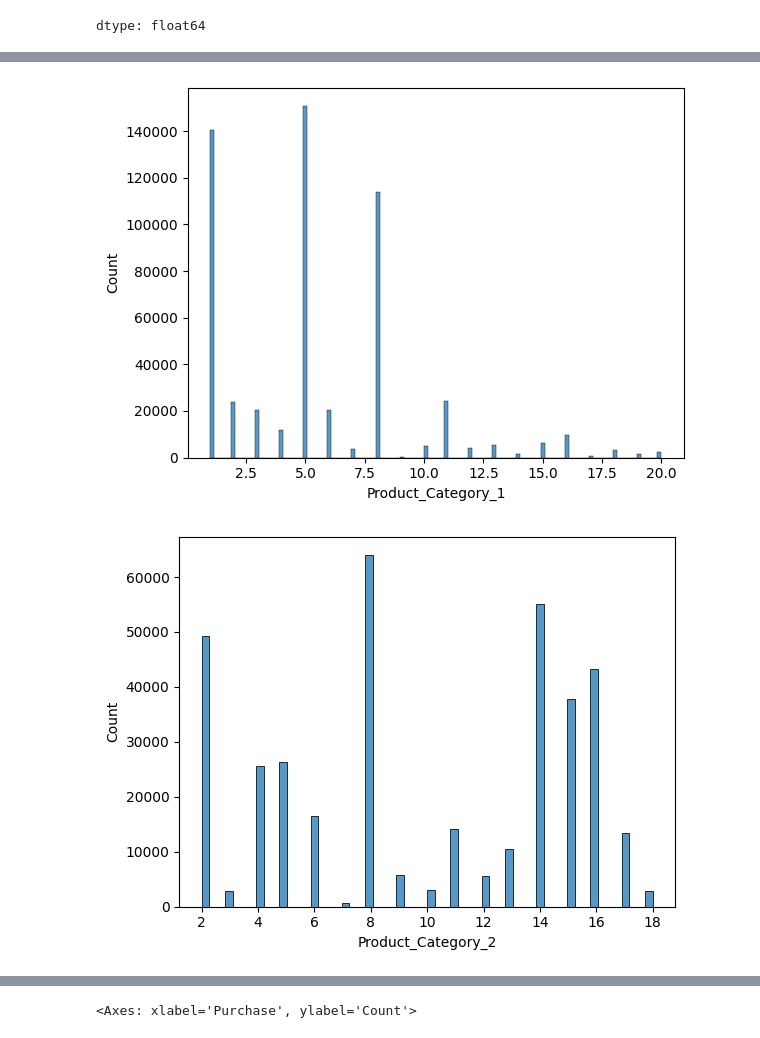
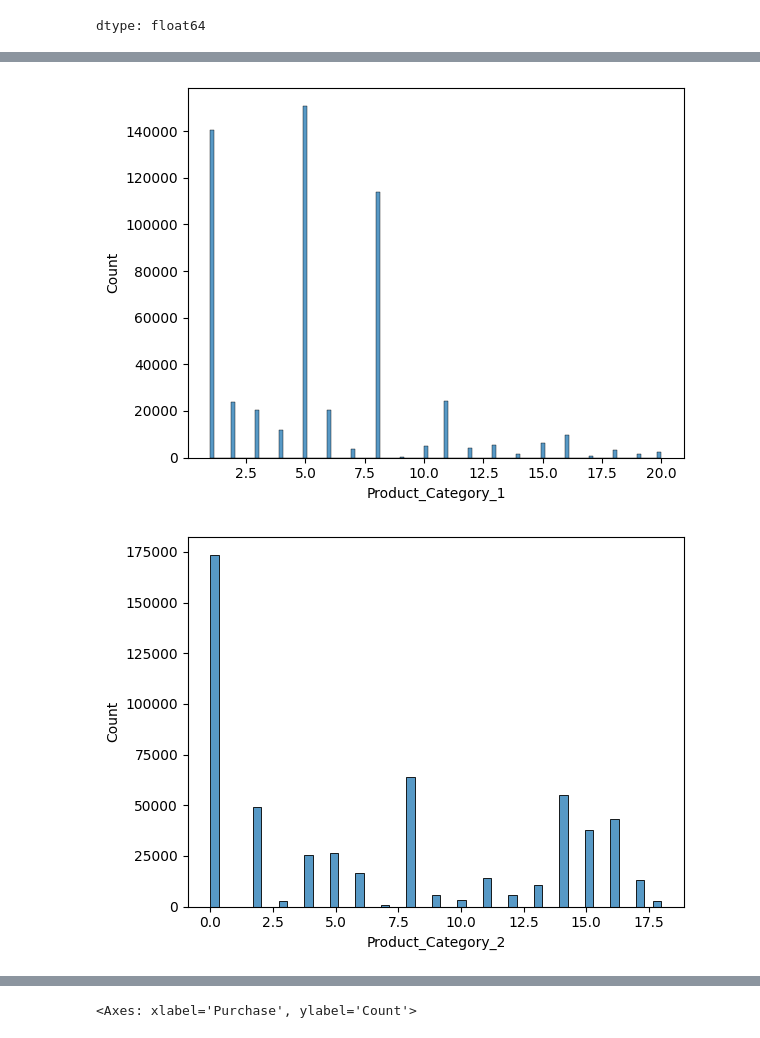
Before and after one commit to jmestanza/deep-learning, a Jupyter notebook: Mestanza-Joaquin-DL-TP Co17.ipynb, the cells around one changed output, grey strips where cells are left out. Drawn from its saved outputs; the diff is of its cells as text; code cells hidden in the pictures.

```diff
--- a/Mestanza-Joaquin-DL-TP Co17.ipynb
+++ b/Mestanza-Joaquin-DL-TP Co17.ipynb
@@ -197,0 +180,3 @@ Podemos ver que en cuanto a null values Product_Category_2 tiene 31.56% y Produc
+# %%
+dataset_wo_missings = dataset.copy()
+dataset_wo_missings[['Product_Category_2', 'Product_Category_3']] = dataset_wo_missings[['Product_Category_2', 'Product_Category_3']].fillna(0)
@@ -224,18 +226,18 @@ bin_count_vars = [
 # %%
 # def bincount_cb(ax, data):
 #     sns.histplot(data, ax=ax, shrink=0.8)  # Use histplot instead of displot
 
 
 # plot_distribution(dataset, bin_count_vars, bincount_cb)
 for var in bin_count_vars:
-  sns.histplot(dataset[var])
+  sns.histplot(dataset_wo_missings[var])
   plt.show()
 # %% [output]
 [figure]
 [figure]
 [figure]
 [figure]
 [figure]
 [figure]
 [figure]
-[figure, old version]
+[figure, new version]
```
Also changed, not shown: parts of 45 cells of this notebook.
